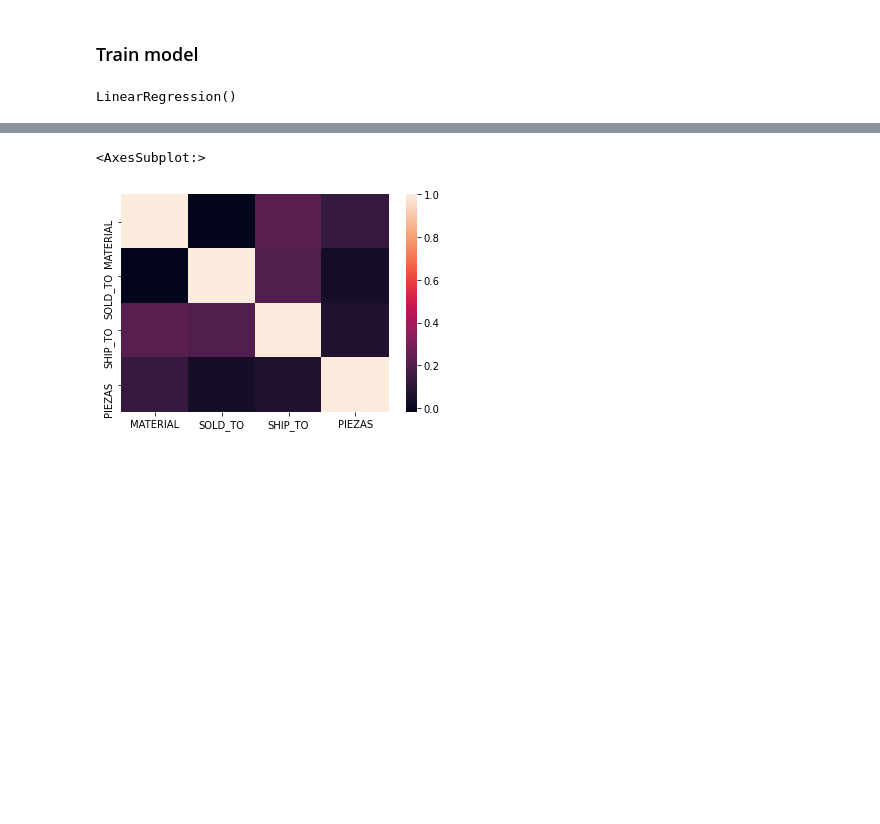
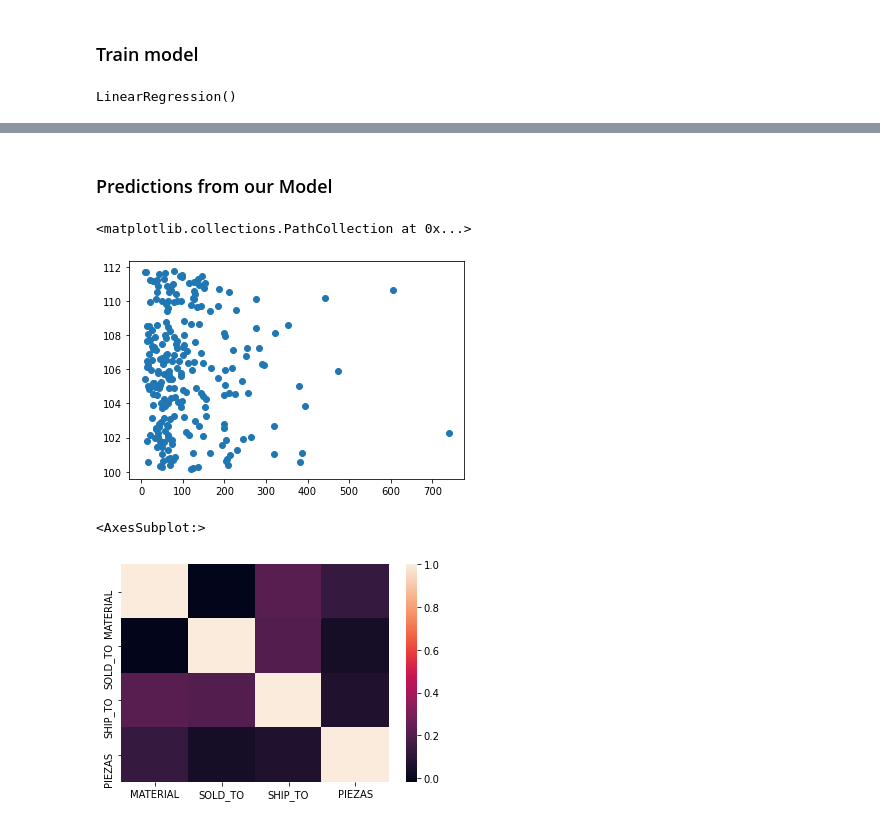
Before and after one commit to EdisonAltamirano/AI_storePrediction, a Jupyter notebook: opportunity1.ipynb, the cells around one changed output, grey strips where cells are left out. Saved outputs shown, nothing was run; the diff lists cells and outputs as text; code cells hidden in the pictures; blank space fills up the shorter version.

Commit message:
Sckitlearn train

```diff
--- a/opportunity1.ipynb
+++ b/opportunity1.ipynb
@@ -44,7 +58,7 @@ numpy.ndarray
 # %% [markdown]
 ### Split data
 # %%
-X_train, X_test, y_train, y_test = train_test_split(x,y,test_size=0.4,random_state=101)
+X_train, X_test, y_train, y_test = train_test_split(s_poly,y,test_size=0.4)
 # %% [markdown]
 ### Train model
 # %%
@@ -58,3 +85,12 @@ LinearRegression()
+# %% [markdown]
+### Predictions from our Model
+# %%
+predictions = lm.predict(X_test)
+# %%
+plt.scatter(y_test,predictions)
+# %% [output]
+<matplotlib.collections.PathCollection at 0x...>
+[figure, added]
 # %%
 sns.heatmap(full_df.corr())
 # %% [output]
```
Also changed, not shown: parts of 6 cells of this notebook.
